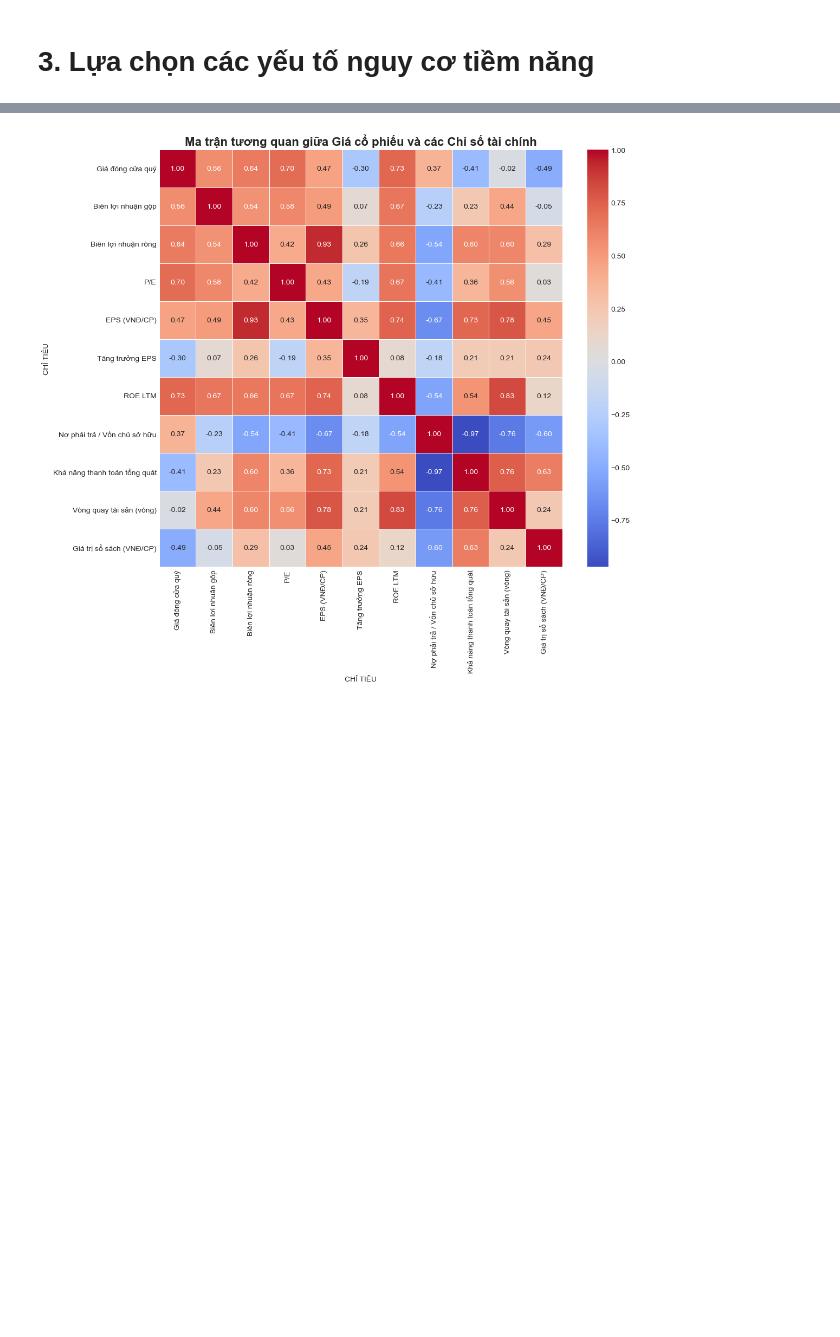
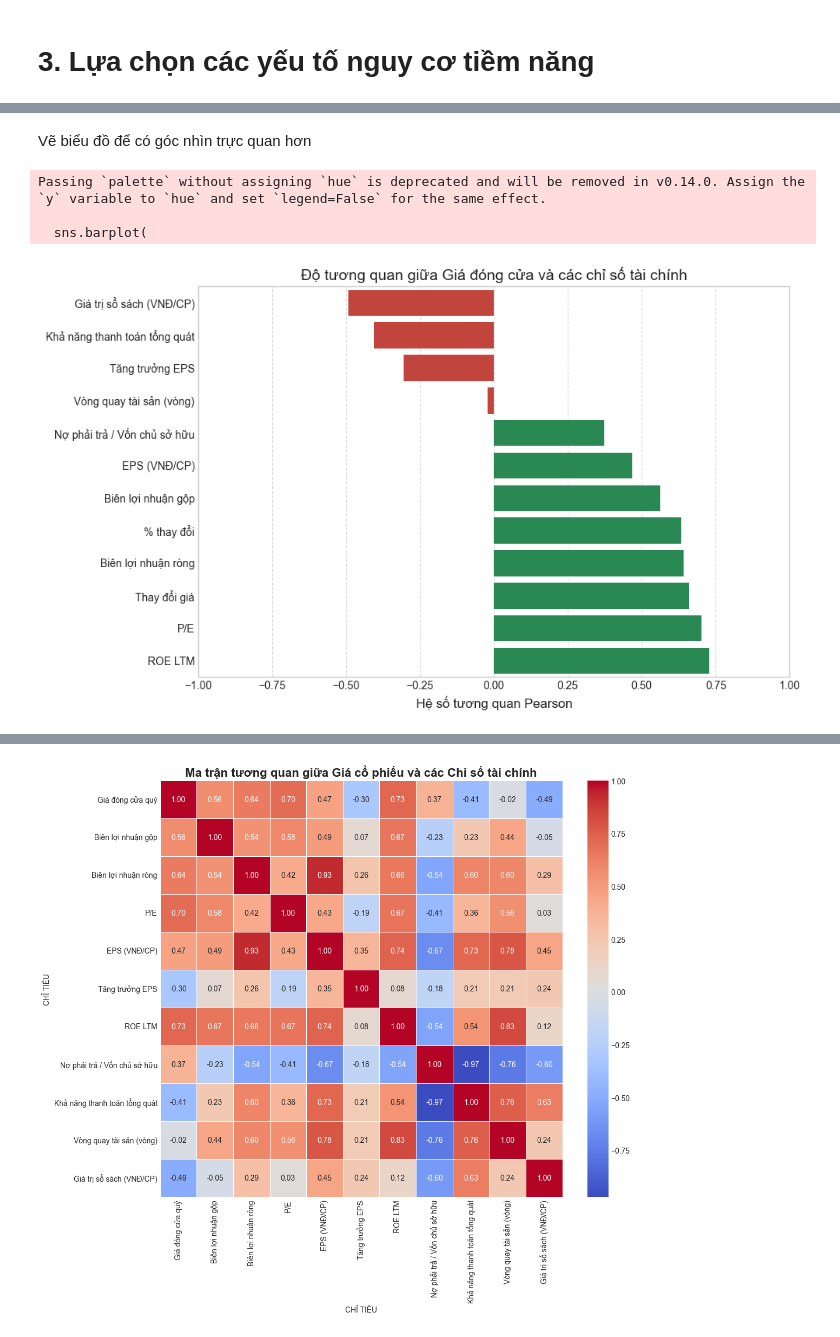
Before and after one commit to mtreeno1/data_mining_project, a Jupyter notebook: notebooks/hehe.ipynb, the cells around one changed output, grey strips where cells are left out. Saved outputs shown, nothing was run; the diff lists cells and outputs as text; code cells hidden in the pictures; blank space fills up the shorter version.

```diff
--- a/notebooks/hehe.ipynb
+++ b/notebooks/hehe.ipynb
@@ -281,0 +271,13 @@ print(final_df.head().to_markdown(index=False, floatfmt=".2f"))
+# %%
+import matplotlib.pyplot as plt
+import seaborn as sns
+
+# Chuyển Series thành DataFrame để vẽ
+df_corr_plot.columns = ['CHỈ TIÊU', 'Giá đóng cửa quý']
+
+# Loại bỏ chính mình (tránh cột 'Giá đóng cửa quý' so với chính nó)
+df_corr_plot = df_corr_plot[df_corr_plot['CHỈ TIÊU'] != 'Giá đóng cửa quý']
+
+# Sắp xếp theo giá trị tương quan
+df_corr_plot = df_corr_plot.sort_values(by='Giá đóng cửa quý', ascending=True)
+print(df_corr_plot)
@@ -281,0 +298,23 @@ print(final_df.head().to_markdown(index=False, floatfmt=".2f"))
+# %% [markdown]
+Vẽ biểu đồ để có góc nhìn trực quan hơn
+# %%
+plt.figure(figsize=(10, 6))
+sns.barplot(
+    x='Giá đóng cửa quý',
+    y='CHỈ TIÊU',
+    data=df_corr_plot,
+    palette=['#d73027' if x < 0 else '#1a9850' for x in df_corr_plot['Giá đóng cửa quý']]
+)
+
+plt.title('Độ tương quan giữa Giá đóng cửa và các chỉ số tài chính', fontsize=14)
+plt.xlabel('Hệ số tương quan Pearson', fontsize=12)
+plt.ylabel('')
+plt.xlim(-1, 1)
+plt.grid(axis='x', linestyle='--', alpha=0.7)
+plt.tight_layout()
+plt.show()
+# %% [output]
+Passing `palette` without assigning `hue` is deprecated and will be removed in v0.14.0. Assign the `y` variable to `hue` and set `legend=False` for the same effect.
+
+  sns.barplot(
+[figure, added]
```
Also changed, not shown: parts of 21 cells of this notebook.
